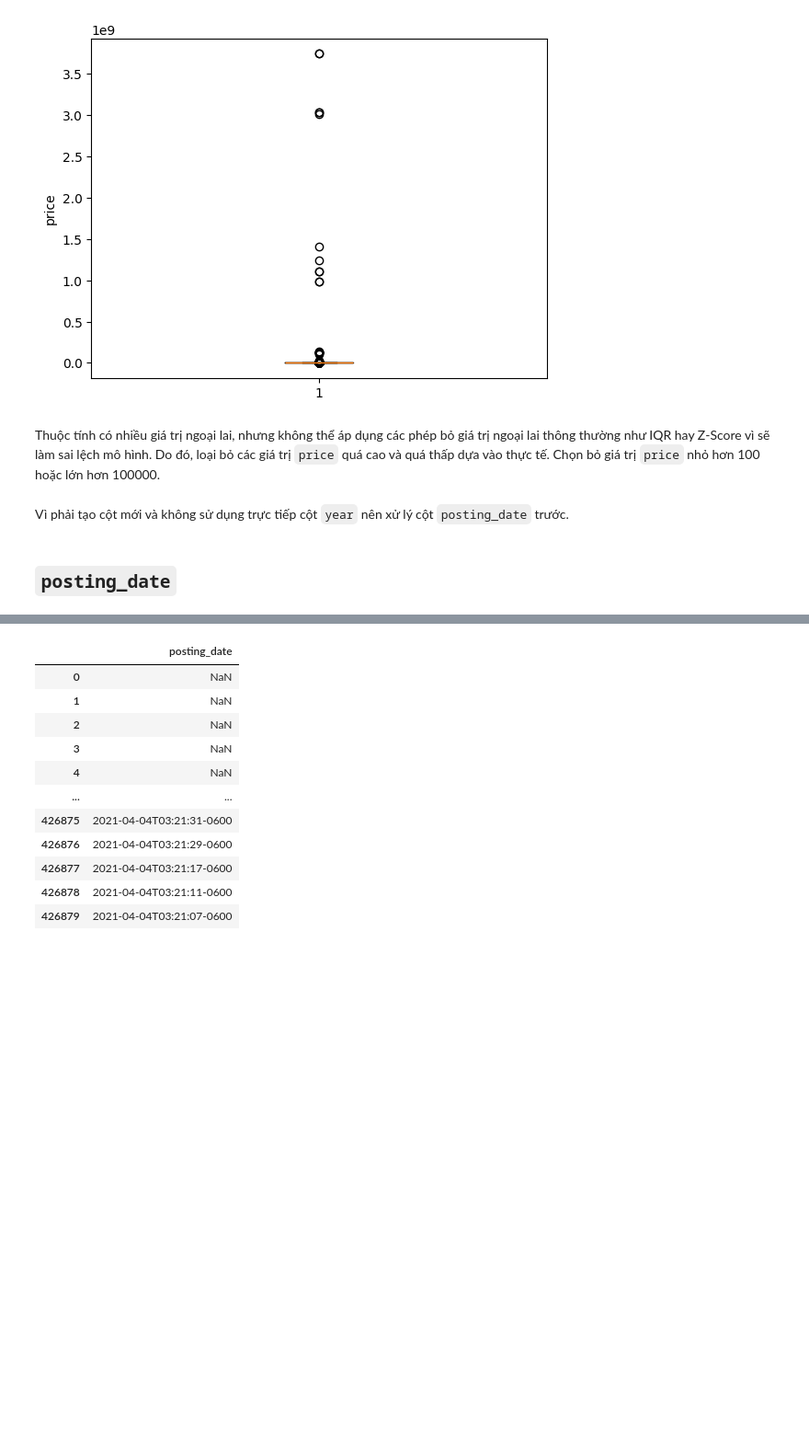
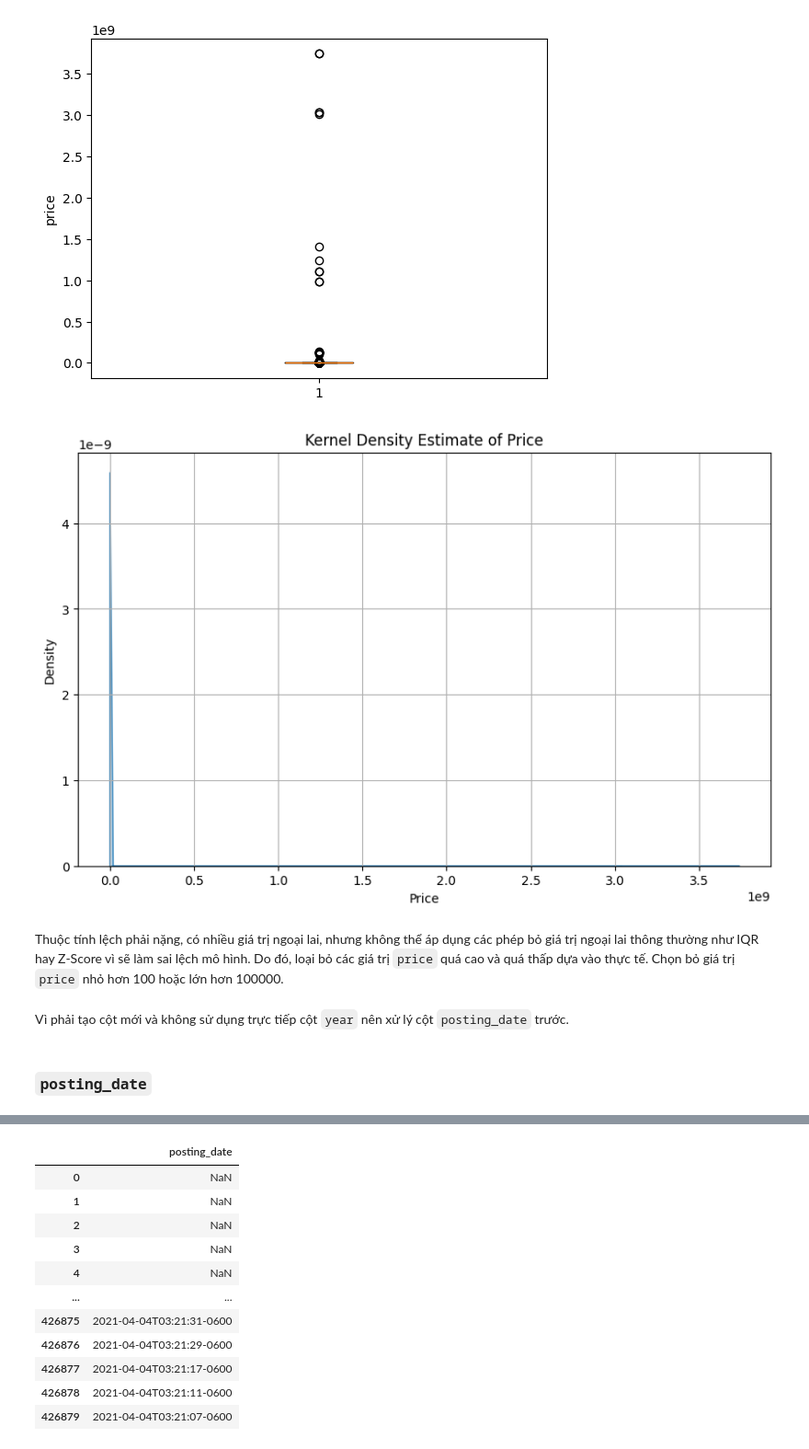
Before and after one commit to huyentranq/Car-Price-Prediction-ML, a Jupyter notebook: notebooks/EDA_explore data.ipynb, the cells around one changed output, grey strips where cells are left out. Shown at 92% size. Drawn from its saved outputs; the diff is of its cells as text; code cells hidden in the pictures; blank space fills up the shorter version.

```diff
--- a/notebooks/EDA_explore data.ipynb
+++ b/notebooks/EDA_explore data.ipynb
@@ -191,12 +198,22 @@ plt.ylabel('price')
 plt.show()
 # %% [output]
 [figure]
+# %%
+plt.figure(figsize=(10, 6))
+sns.kdeplot(car_copy['price'].dropna(), fill=True)
+plt.title('Kernel Density Estimate of Price')
+plt.xlabel('Price')
+plt.ylabel('Density')
+plt.grid(True)
+plt.show()
+# %% [output]
+[figure, added]
 # %% [markdown]
-Thuộc tính có nhiều giá trị ngoại lai, nhưng không thể áp dụng các phép bỏ giá trị ngoại lai thông thường như IQR hay Z-Score vì sẽ làm sai lệch mô hình. Do đó, loại bỏ các giá trị `price` quá cao và quá thấp dựa vào thực tế. Chọn bỏ giá trị `price` nhỏ hơn 100 hoặc lớn hơn 100000.
+Thuộc tính lệch phải nặng, có nhiều giá trị ngoại lai, nhưng không thể áp dụng các phép bỏ giá trị ngoại lai thông thường như IQR hay Z-Score vì sẽ làm sai lệch mô hình. Do đó, loại bỏ các giá trị `price` quá cao và quá thấp dựa vào thực tế. Chọn bỏ giá trị `price` nhỏ hơn 100 hoặc lớn hơn 100000.
 # %% [markdown]
 Vì phải tạo cột mới và không sử dụng trực tiếp cột `year` nên xử lý cột `posting_date` trước.
 # %% [markdown]
-## `posting_date`
+### `posting_date`
 # %%
 car_copy['posting_date'].isna().sum()
 # %% [output]
```
Also changed, not shown: parts of 64 cells of this notebook, 4 other files.
